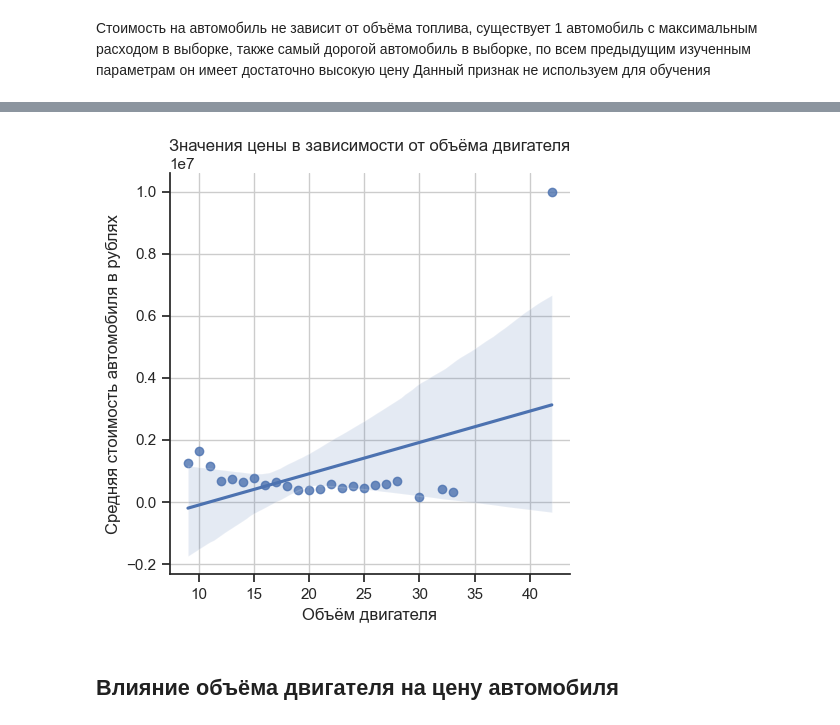
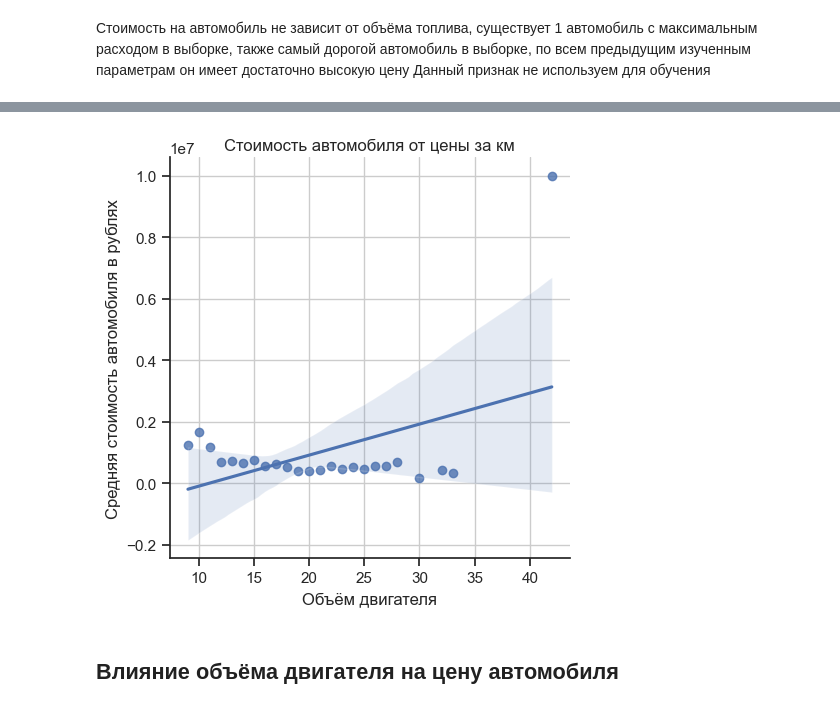
Before and after one commit to LlirikOknessu/tpu-8e21-ai-basis, a Jupyter notebook: Racheev/EDA_Racheev.ipynb, the cells around one changed output, grey strips where cells are left out. Cells and saved outputs as stored; diff of their text form; code cells hidden in the pictures.

```diff
--- a/Racheev/EDA_Racheev.ipynb
+++ b/Racheev/EDA_Racheev.ipynb
@@ -1087,4 +1235,4 @@ plt.show()
 # %% [markdown]
 Стоимость автомобиля зависит от марки автомобиля, позволяя условно разделить автомобили на автомобили высокого (BMW), среднего (Suzuki) и низкого класса (Chevrolet)
 # %%
-car_table['brand'] = car_table['brand'].replace(['BMW', 'Suzuki', 'Chevrolet'],['High class', 'Middle ckass', 'Low class'])
+car_table['brand'] = car_table['brand'].replace(['BMW', 'Suzuki', 'Chevrolet'],['High class', 'Middle class', 'Low class'])
@@ -1352,8 +1494,6 @@ car_table['fuel'].unique()
 <StringArray>
 ['Petrol', 'Diesel', 'Gaz']
 Length: 3, dtype: string
-# %%
-car_table['fuel'] = car_table['fuel'].replace(['Petrol', 'Diesel', 'Gaz'],['1','0','2'])
 # %% [markdown]
 ## Иcследуем влияние на цену автомобиля числа пойденных автомобилем километров
 # %%
@@ -1491,11 +1631,11 @@ qkm.to_frame().style.background_gradient(cmap='summer')#checking the number of p
 | (35000.0, 63654.0] | 515373.634224 |
 | (63654.0, 99000.0] | 420088.688486 |
 | (99000.0, 2360457.0] | 384000.174428 |
+# %%
+car_table['km_dr_gr'] = car_table['km_dr_gr'].astype(str)
+car_table['km_dr_gr'] = car_table['km_dr_gr'].replace(qkm.index.astype('str').to_list(),
+                                    [35000,60000,100000,150000])
 # %%
-car_table['km_dr_gr'] = car_table['km_dr_gr'].astype(str)
-car_table['km_dr_gr'] = car_table['km_dr_gr'].replace(['(0.999, 35000.0]', '(35000.0, 63654.0]',
-                                  '(63654.0, 99000.0]', '(99000.0, 2360457.0]'],
-                                    [35000,60000,100000,150000])
 car_table['km_dr_gr'] = car_table['km_dr_gr'].astype(np.int64)
 car_table['km_dr_gr']
 # %% [output]
@@ -1963,10 +2225,10 @@ mlg_35
 # %%
 sns.set_theme(style="ticks")
 sns.lmplot(x='mlg_val_d', y='mean', data=sell_pr_mlg, height=5)
-plt.title('Значения цены в зависимости от объёма двигателя')
+plt.title('Стоимость автомобиля от цены за км')
 plt.xlabel('Объём двигателя')
 plt.ylabel('Средняя стоимость автомобиля в рублях') #Подпись для оси y
 plt.grid()
 plt.show()
 # %% [output]
-[figure, old version]
+[figure, new version]
```
Also changed, not shown: parts of 106 cells of this notebook.
